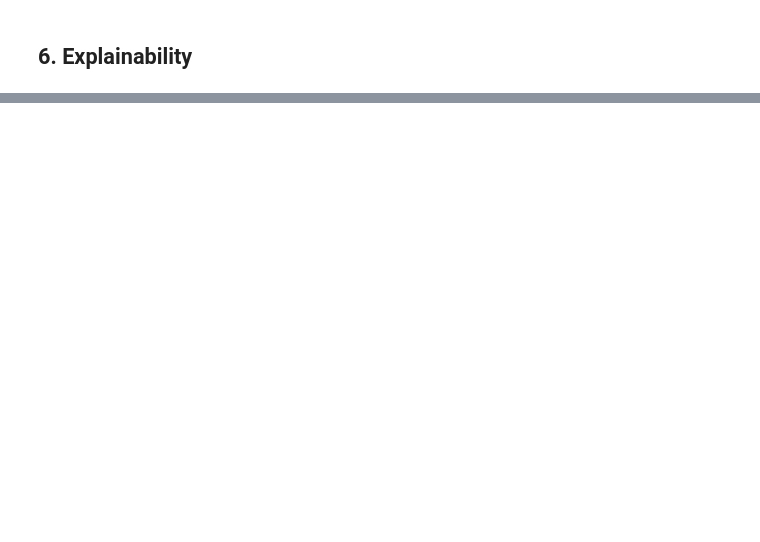
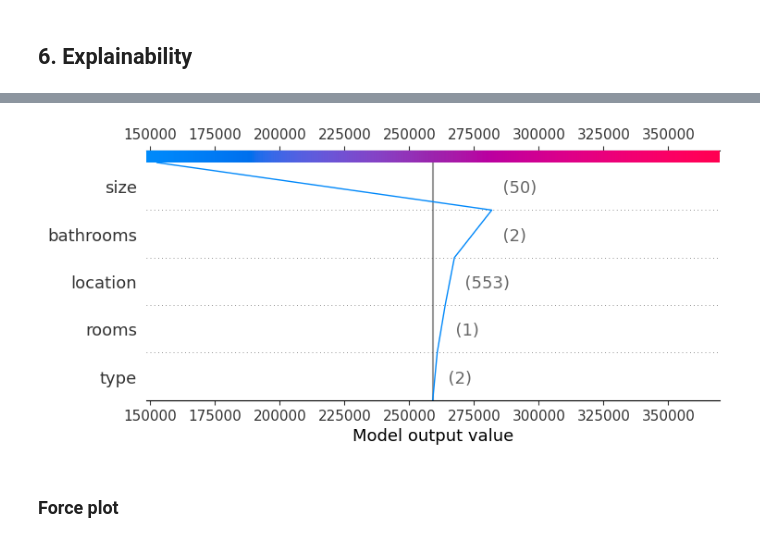
Before and after one commit to pdpau/catalan-realestate-price-prediction, a Jupyter notebook: src/main_prediccio_catalunya.ipynb, the cells around one changed output, grey strips where cells are left out. Drawn from its saved outputs; the diff is of its cells as text; code cells hidden in the pictures; blank space fills up the shorter version.

```diff
--- a/src/main_prediccio_catalunya.ipynb
+++ b/src/main_prediccio_catalunya.ipynb
@@ -518,0 +618,6 @@ R2 Score: 0.7766503354856367
+# %%
+shap.decision_plot(shap_vals[fila].base_values, shap_vals[fila].values, X_test.iloc[fila])
+# %% [output]
+[figure, added]
+# %% [markdown]
+### Force plot
```
Also changed, not shown: parts of 20 cells of this notebook.
